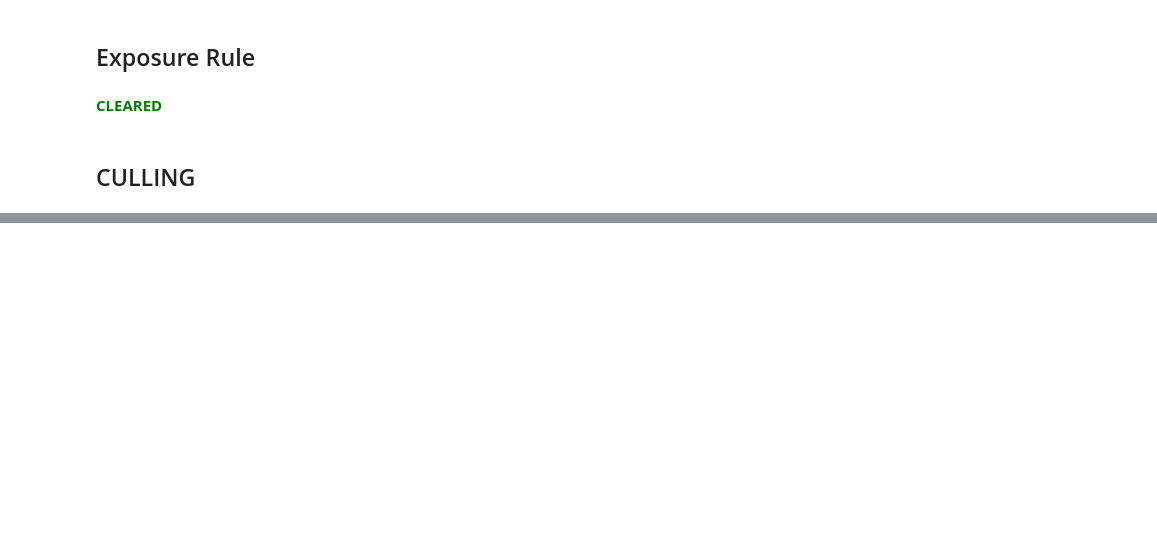
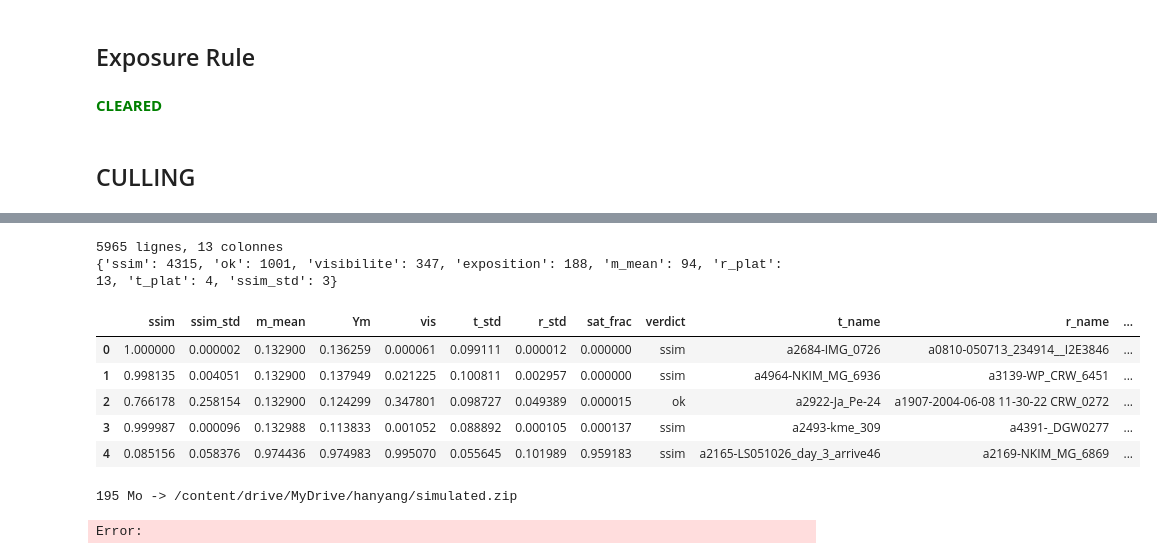
Before and after one commit to TheTrigun99/ProjectsDL, a Jupyter notebook: codingpapers/data_clean.ipynb, the cells around one changed output, grey strips where cells are left out. Drawn from its saved outputs; the diff is of its cells as text; code cells hidden in the pictures; blank space fills up the shorter version.

```diff
--- a/codingpapers/data_clean.ipynb
+++ b/codingpapers/data_clean.ipynb
@@ -1180,0 +1586,43 @@ t = a1188-MB_080329_068 (indoor), r = a3683-KE_-0037 (indoor)
+# %%
+import pandas as pd
+
+df = pd.DataFrame(rows)
+df.to_csv(OUT_DIR / "params.csv", index=False)
+print(len(df), "lignes,", len(df.columns), "colonnes")
+if "verdict" in df:
+    print(df["verdict"].value_counts().to_dict())
+df.head()
+# %% [output]
+5965 lignes, 13 colonnes
+{'ssim': 4315, 'ok': 1001, 'visibilite': 347, 'exposition': 188, 'm_mean': 94, 'r_plat': 13, 't_plat': 4, 'ssim_std': 3}
+|  | ssim | ssim_std | m_mean | Ym | vis | t_std | r_std | sat_frac | verdict | t_name | r_name | ... |
+| 0 | 1.000000 | 0.000002 | 0.132900 | 0.136259 | 0.000061 | 0.099111 | 0.000012 | 0.000000 | ssim | a2684-IMG_0726 | a0810-050713_234914__I2E3846 | ... |
+| 1 | 0.998135 | 0.004051 | 0.132900 | 0.137949 | 0.021225 | 0.100811 | 0.002957 | 0.000000 | ssim | a4964-NKIM_MG_6936 | a3139-WP_CRW_6451 | ... |
+| 2 | 0.766178 | 0.258154 | 0.132900 | 0.124299 | 0.347801 | 0.098727 | 0.049389 | 0.000015 | ok | a2922-Ja_Pe-24 | a1907-2004-06-08 11-30-22 CRW_0272 | ... |
+| 3 | 0.999987 | 0.000096 | 0.132988 | 0.113833 | 0.001052 | 0.088892 | 0.000105 | 0.000137 | ssim | a2493-kme_309 | a4391-_DGW0277 | ... |
+| 4 | 0.085156 | 0.058376 | 0.974436 | 0.974983 | 0.995070 | 0.055645 | 0.101989 | 0.959183 | ssim | a2165-LS051026_day_3_arrive46 | a2169-NKIM_MG_6869 | ... |
+# %%
+# ③ zip local puis copie vers le Drive
+import zipfile, shutil
+from pathlib import Path
+
+DEST = Path("/content/drive/MyDrive/hanyang")
+DEST.mkdir(parents=True, exist_ok=True)
+ZIP  = Path("/content/simulated.zip")          # on construit sur le SSD local
+
+with zipfile.ZipFile(ZIP, "w", zipfile.ZIP_STORED) as z:
+    for f in sorted(OUT_DIR.iterdir()):
+        z.write(f, arcname=f"simulated/{f.name}")
+
+shutil.copy(ZIP, DEST / "simulated.zip")
+print(f"{(DEST/'simulated.zip').stat().st_size/1e6:.0f} Mo -> {DEST/'simulated.zip'}")
+# %% [output]
+195 Mo -> /content/drive/MyDrive/hanyang/simulated.zip
+# %%
+import subprocess
+
+TAR = Path.home() / "simulated.tar"
+subprocess.run(["tar", "-cf", str(TAR), "-C", str(DATA_DIR.resolve()), "simulated"], check=True)
+print(f"{TAR}  —  {TAR.stat().st_size / 1e6:.0f} Mo")
+# %% [output]
+Error:
```
Also changed, not shown: parts of 36 cells of this notebook, 6 other files.
